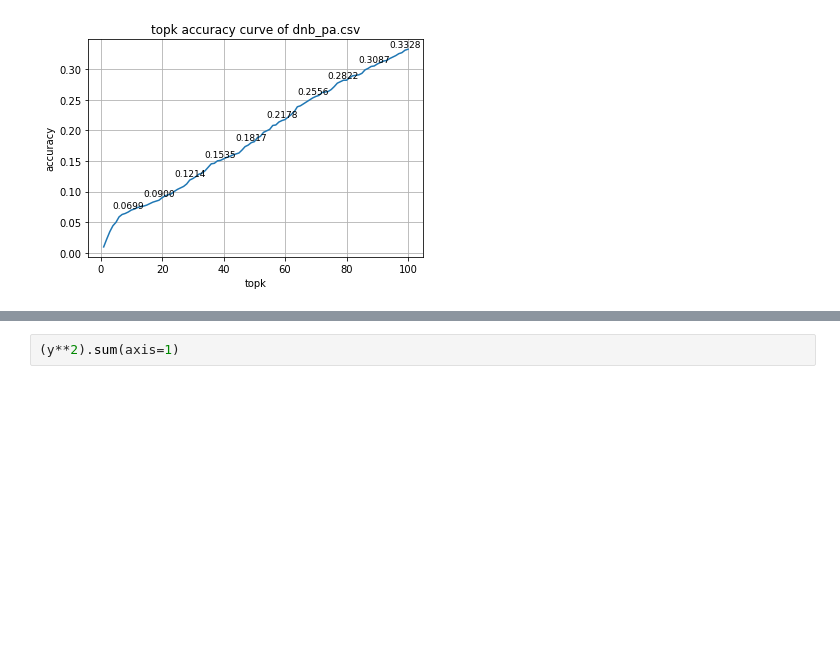
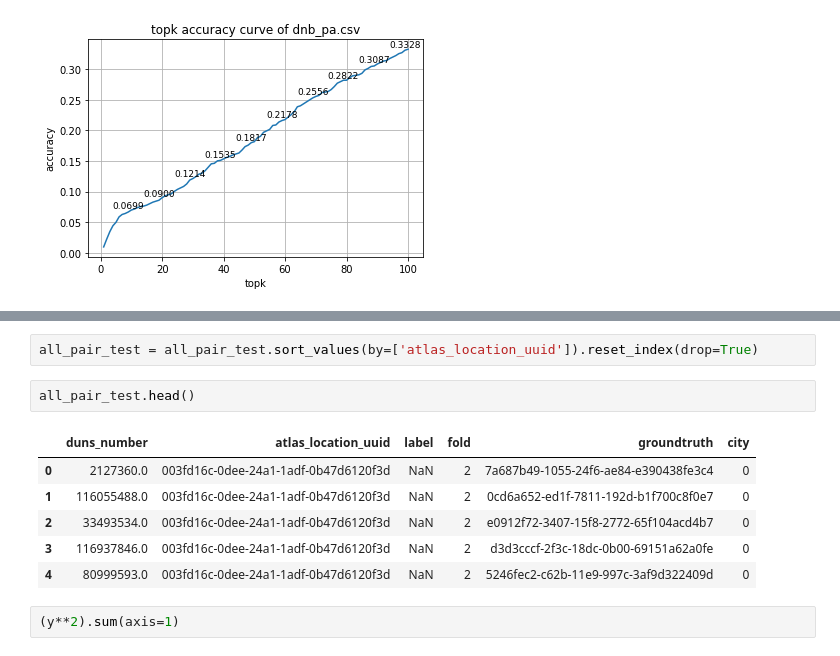
Before and after one commit to chaffeechenyefei/locationRS, a Jupyter notebook: standard_test_supervised_learning_lr_ensemble.ipynb, the cells around one changed output, grey strips where cells are left out. Saved outputs shown, nothing was run; the diff lists cells and outputs as text; blank space fills up the shorter version.

```diff
--- a/standard_test_supervised_learning_lr_ensemble.ipynb
+++ b/standard_test_supervised_learning_lr_ensemble.ipynb
@@ -372,3 +420,14 @@ y = normalize(x,axis=1)
+# %%
+all_pair_test = all_pair_test.sort_values(by=['atlas_location_uuid']).reset_index(drop=True)
+# %%
+all_pair_test.head()
+# %% [output]
+|  | duns_number | atlas_location_uuid | label | fold | groundtruth | city |
+| 0 | 2127360.0 | 003fd16c-0dee-24a1-1adf-0b47d6120f3d | NaN | 2 | 7a687b49-1055-24f6-ae84-e390438fe3c4 | 0 |
+| 1 | 116055488.0 | 003fd16c-0dee-24a1-1adf-0b47d6120f3d | NaN | 2 | 0cd6a652-ed1f-7811-192d-b1f700c8f0e7 | 0 |
+| 2 | 33493534.0 | 003fd16c-0dee-24a1-1adf-0b47d6120f3d | NaN | 2 | e0912f72-3407-15f8-2772-65f104acd4b7 | 0 |
+| 3 | 116937846.0 | 003fd16c-0dee-24a1-1adf-0b47d6120f3d | NaN | 2 | d3d3cccf-2f3c-18dc-0b00-69151a62a0fe | 0 |
+| 4 | 80999593.0 | 003fd16c-0dee-24a1-1adf-0b47d6120f3d | NaN | 2 | 5246fec2-c62b-11e9-997c-3af9d322409d | 0 |
 # %%
 (y**2).sum(axis=1)
 # %% [output]
```
Also changed, not shown: parts of 14 cells of this notebook, 2 other files.
